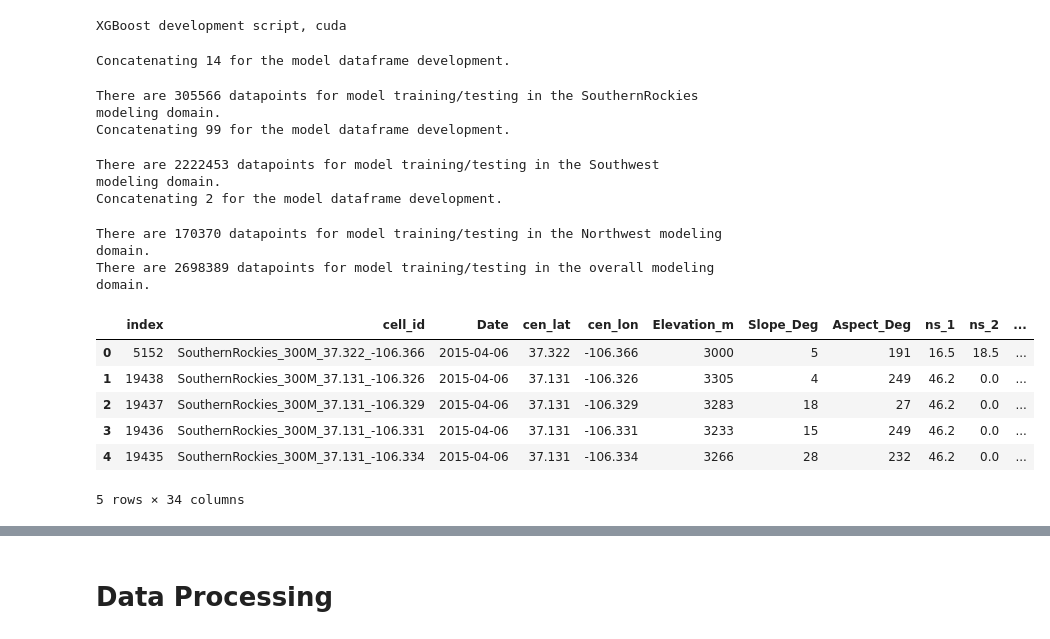
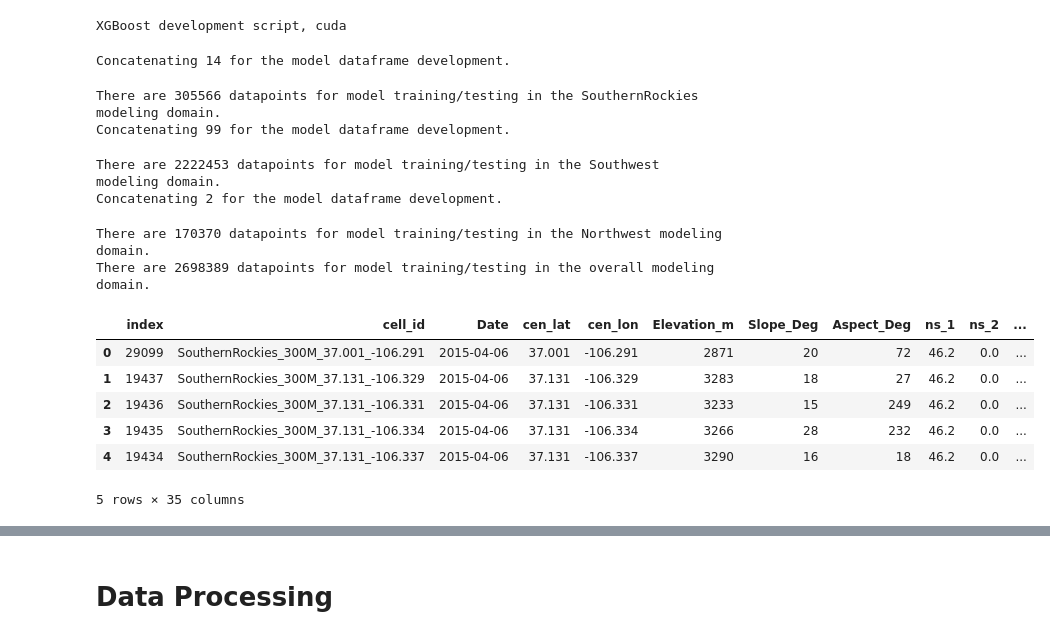
Before and after one commit to whitelightning450/SWEMLv2.0, a Jupyter notebook: Modeling/XGBoost.ipynb, the cells around one changed output, grey strips where cells are left out. Saved outputs shown, nothing was run; the diff lists cells and outputs as text; code cells hidden in the pictures.

```diff
--- a/Modeling/XGBoost.ipynb
+++ b/Modeling/XGBoost.ipynb
@@ -21,24 +23,24 @@ XGBoost development script, cuda
 # %%
 #load data
 regionlist = ['SouthernRockies', 'Southwest', 'Northwest']
 output_res = '300M_Resolution'
-DataFrame = 'Seasonality_PrecipVIIRSGeoObsDFs'
+DataFrame = 'Sturm_Seasonality_PrecipVIIRSGeoObsDFs'
 fSCA_thresh = '20_fSCA_Thresh'
 
-df = dataloader.get_ML_Data(regionlist, output_res, DataFrame, fSCA_thresh)
-df.head()
+alldata = dataloader.get_ML_Data(regionlist, output_res, DataFrame, fSCA_thresh)
+alldata.head()
 # %% [output]
 Concatenating 14 for the model dataframe development.
 There are 305566 datapoints for model training/testing in the SouthernRockies modeling domain.
 Concatenating 99 for the model dataframe development.
 There are 2222453 datapoints for model training/testing in the Southwest modeling domain.
 Concatenating 2 for the model dataframe development.
 There are 170370 datapoints for model training/testing in the Northwest modeling domain.
 There are 2698389 datapoints for model training/testing in the overall modeling domain.
 |  | index | cell_id | Date | cen_lat | cen_lon | Elevation_m | Slope_Deg | Aspect_Deg | ns_1 | ns_2 | ... |
-| 0 | 5152 | SouthernRockies_300M_37.322_-106.366 | 2015-04-06 | 37.322 | -106.366 | 3000 | 5 | 191 | 16.5 | 18.5 | ... |
-| 1 | 19438 | SouthernRockies_300M_37.131_-106.326 | 2015-04-06 | 37.131 | -106.326 | 3305 | 4 | 249 | 46.2 | 0.0 | ... |
-| 2 | 19437 | SouthernRockies_300M_37.131_-106.329 | 2015-04-06 | 37.131 | -106.329 | 3283 | 18 | 27 | 46.2 | 0.0 | ... |
-| 3 | 19436 | SouthernRockies_300M_37.131_-106.331 | 2015-04-06 | 37.131 | -106.331 | 3233 | 15 | 249 | 46.2 | 0.0 | ... |
-| 4 | 19435 | SouthernRockies_300M_37.131_-106.334 | 2015-04-06 | 37.131 | -106.334 | 3266 | 28 | 232 | 46.2 | 0.0 | ... |
+| 0 | 29099 | SouthernRockies_300M_37.001_-106.291 | 2015-04-06 | 37.001 | -106.291 | 2871 | 20 | 72 | 46.2 | 0.0 | ... |
+| 1 | 19437 | SouthernRockies_300M_37.131_-106.329 | 2015-04-06 | 37.131 | -106.329 | 3283 | 18 | 27 | 46.2 | 0.0 | ... |
+| 2 | 19436 | SouthernRockies_300M_37.131_-106.331 | 2015-04-06 | 37.131 | -106.331 | 3233 | 15 | 249 | 46.2 | 0.0 | ... |
+| 3 | 19435 | SouthernRockies_300M_37.131_-106.334 | 2015-04-06 | 37.131 | -106.334 | 3266 | 28 | 232 | 46.2 | 0.0 | ... |
+| 4 | 19434 | SouthernRockies_300M_37.131_-106.337 | 2015-04-06 | 37.131 | -106.337 | 3290 | 16 | 18 | 46.2 | 0.0 | ... |
-5 rows × 34 columns
+5 rows × 35 columns
```
Also changed, not shown: parts of 11 cells of this notebook, 12 other files.
